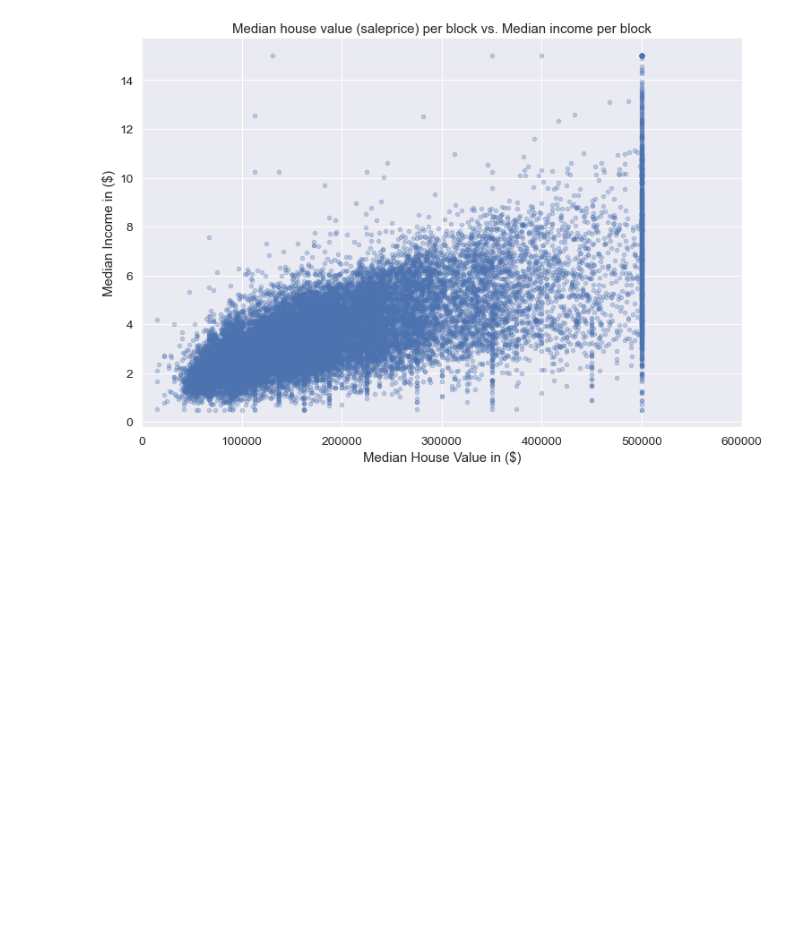
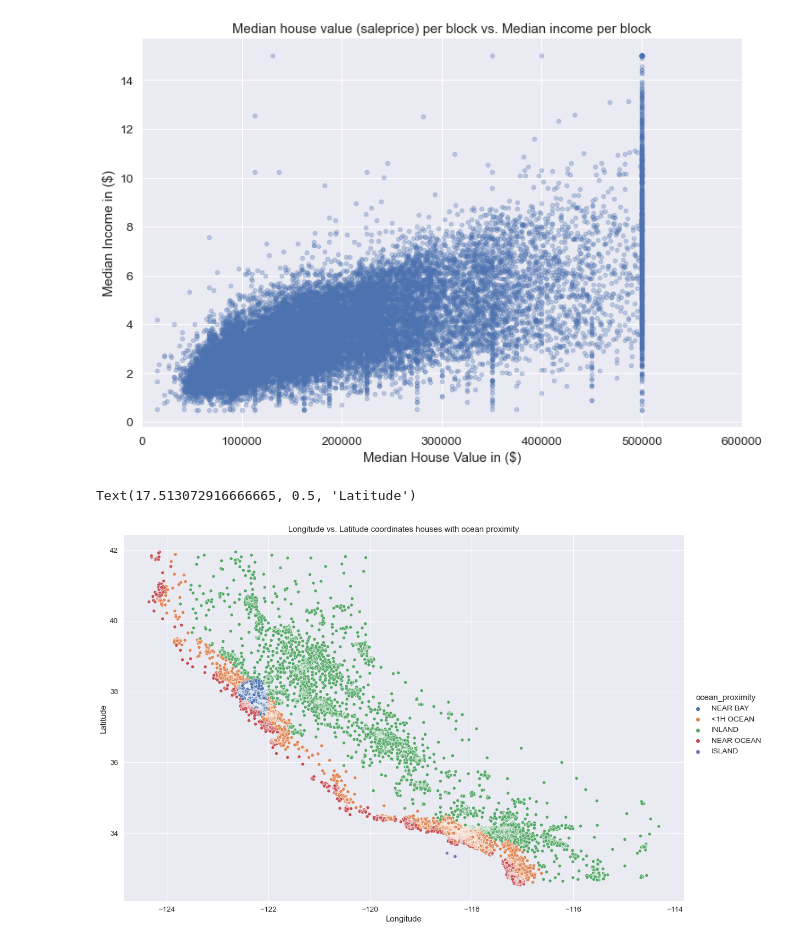
Before and after one commit to abdulkhaliq94/california-housing-prices, a Jupyter notebook: Project.ipynb, the cells around one changed output. Drawn from its saved outputs; the diff is of its cells as text; code cells hidden in the pictures; blank space fills up the shorter version.

Commit message:
additional multi variable distribution plot

```diff
--- a/Project.ipynb
+++ b/Project.ipynb
@@ -228,12 +228,14 @@ Text(0, 0.5, 'Median Income in ($)')
 # %%
 sns.relplot(x = "longitude", \
             y = "latitude", \
             hue = "ocean_proximity", \
-            style = "median_income",\
             data = housing, \
             height=10, \
             aspect=1.5)
 
 plt.title("Longitude vs. Latitude coordinates houses with ocean proximity")
 plt.xlabel("Longitude")
 plt.ylabel("Latitude")
+# %% [output]
+Text(17.513072916666665, 0.5, 'Latitude')
+[figure, added]
```
Also changed, not shown: parts of 2 cells of this notebook.
